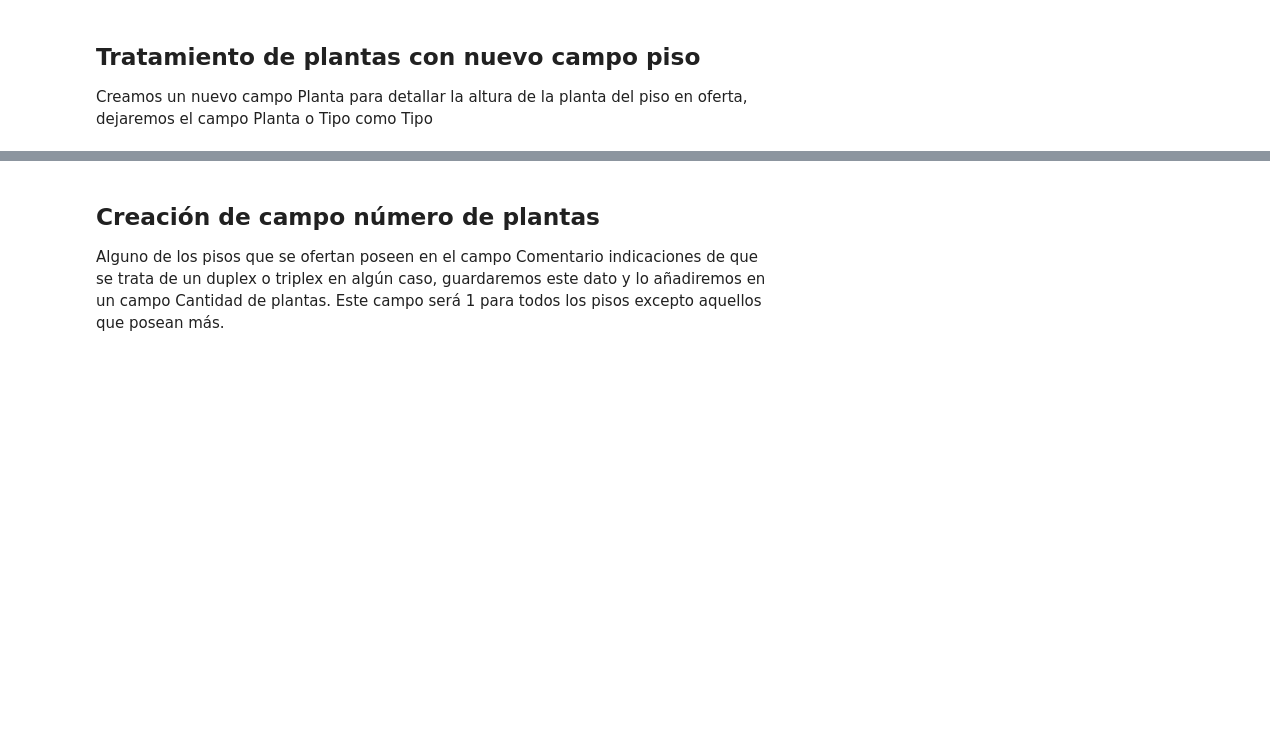
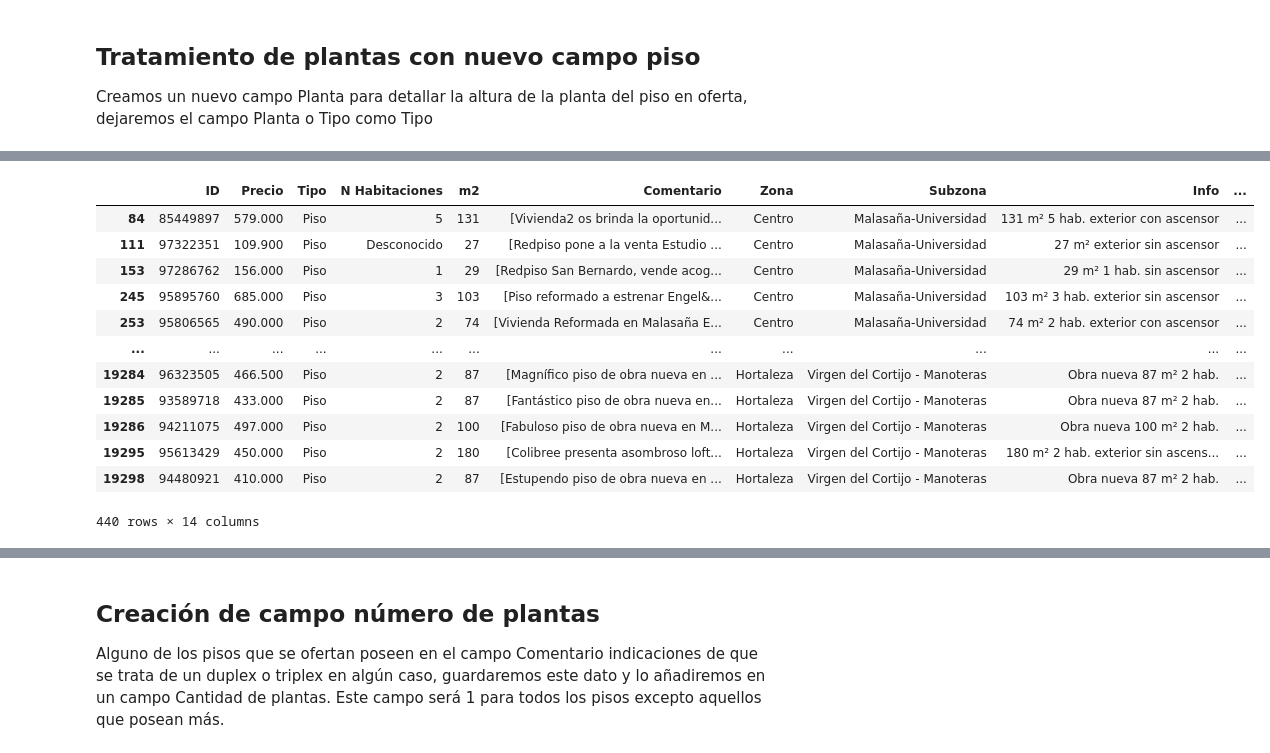
Before and after one commit to julioCasalV/tfm_kschool, a Jupyter notebook: Tratamiento_y_limpieza_de_datos.ipynb, the cells around one changed output, grey strips where cells are left out. Drawn from its saved outputs; the diff is of its cells as text; code cells hidden in the pictures; blank space fills up the shorter version.

Commit message:
Fix wrong values in floor

```diff
--- a/Tratamiento_y_limpieza_de_datos.ipynb
+++ b/Tratamiento_y_limpieza_de_datos.ipynb
@@ -76,8 +80,16 @@ def apply_conditions(data, condition_list, name_fill, column_compare = 'Planta o
     condition_under = np.array(condition_list).reshape((len(condition_list),-1)).any(axis=0)
     values_filled = is_any_value_filled(data, condition_under, column_compare, value_null)
     print(f'Cantidad de valores rellenados con valor {name_fill}: {values_filled}')
+    condition_under = condition_under & (data[column_compare]==value_null)
     data.loc[condition_under, column_compare] = name_fill
     return data
+
+def search_number(sentence):
+    match = re.search('planta[^0-9]{0,3}(\d{1,})', sentence)
+    if match is None:
+        return 'Desconocido'
+    else:
+        return match[1]
 # %%
 data[['Comentario_lower', 'Mas detalles_lower', 'Info_lower']] = data[['Comentario', 'Mas detalles', 'Info']].applymap(lambda x: standard_words(x))
 # %%
@@ -107,5 +119,5 @@ np.unique(data['Planta o Tipo'], return_counts=True)
 # %%
-# Corregimos -
-data.loc[data['Planta o Tipo'] == '-', 'Planta o Tipo'] = data[data['Planta o Tipo'] == '-']['Info_lower'].apply(lambda x: re.search('planta -(\d)', x)[1])
-np.unique(data['Planta o Tipo'], return_counts=True)
+# Correccion de errores en la toma de numeros de planta en el scrapeo
+data['Planta o Tipo'] = data['Info_lower'].apply(lambda x: search_number(x))
+print(np.unique(data['Planta o Tipo'], return_counts=True))
 # %% [output]
@@ -265,6 +278,5 @@ data.rename(columns={'Planta o Tipo': 'Tipo'}, inplace=True)
 # %%
 # Creamos la nueva columna Piso con valores cero por defecto
 
-lista_numericos = ['1','2','3','4','5','6','7','8','9']
-data['Planta'] = data['Tipo'].apply(lambda x: x if x in lista_numericos else "0")
+data['Planta'] = data['Tipo'].apply(lambda x: x if re.search('[0-9]*)', sentence) is not None else "0")
 data['Tipo'] = data['Tipo'].apply(lambda x: "Piso" if x in lista_numericos else x)
@@ -320,2 +441,16 @@ df2.loc[index, 'Planta'] = planta_def
 # %%
-no_data_planta = df2[(df2['Planta'] == '0') & (df2['Tipo'] == 'Piso')]
+data[(data['Planta'] == '0') & (data['Tipo'] == 'Piso')]
+# %% [output]
+|  | ID | Precio | Tipo | N Habitaciones | m2 | Comentario | Zona | Subzona | Info | ... |
+| 84 | 85449897 | 579.000 | Piso | 5 | 131 | [Vivienda2 os brinda la oportunid... | Centro | Malasaña-Universidad | 131 m² 5 hab. exterior con ascensor | ... |
+| 111 | 97322351 | 109.900 | Piso | Desconocido | 27 | [Redpiso pone a la venta Estudio ... | Centro | Malasaña-Universidad | 27 m² exterior sin ascensor | ... |
+| 153 | 97286762 | 156.000 | Piso | 1 | 29 | [Redpiso San Bernardo, vende acog... | Centro | Malasaña-Universidad | 29 m² 1 hab. sin ascensor | ... |
+| 245 | 95895760 | 685.000 | Piso | 3 | 103 | [Piso reformado a estrenar Engel&... | Centro | Malasaña-Universidad | 103 m² 3 hab. exterior sin ascensor | ... |
+| 253 | 95806565 | 490.000 | Piso | 2 | 74 | [Vivienda Reformada en Malasaña E... | Centro | Malasaña-Universidad | 74 m² 2 hab. exterior con ascensor | ... |
+| ... | ... | ... | ... | ... | ... | ... | ... | ... | ... | ... |
+| 19284 | 96323505 | 466.500 | Piso | 2 | 87 | [Magnífico piso de obra nueva en ... | Hortaleza | Virgen del Cortijo - Manoteras | Obra nueva 87 m² 2 hab. | ... |
+| 19285 | 93589718 | 433.000 | Piso | 2 | 87 | [Fantástico piso de obra nueva en... | Hortaleza | Virgen del Cortijo - Manoteras | Obra nueva 87 m² 2 hab. | ... |
+| 19286 | 94211075 | 497.000 | Piso | 2 | 100 | [Fabuloso piso de obra nueva en M... | Hortaleza | Virgen del Cortijo - Manoteras | Obra nueva 100 m² 2 hab. | ... |
+| 19295 | 95613429 | 450.000 | Piso | 2 | 180 | [Colibree presenta asombroso loft... | Hortaleza | Virgen del Cortijo - Manoteras | 180 m² 2 hab. exterior sin ascens... | ... |
+| 19298 | 94480921 | 410.000 | Piso | 2 | 87 | [Estupendo piso de obra nueva en ... | Hortaleza | Virgen del Cortijo - Manoteras | Obra nueva 87 m² 2 hab. | ... |
+440 rows × 14 columns
```
Also changed, not shown: parts of 13 cells of this notebook, 1 other file.
